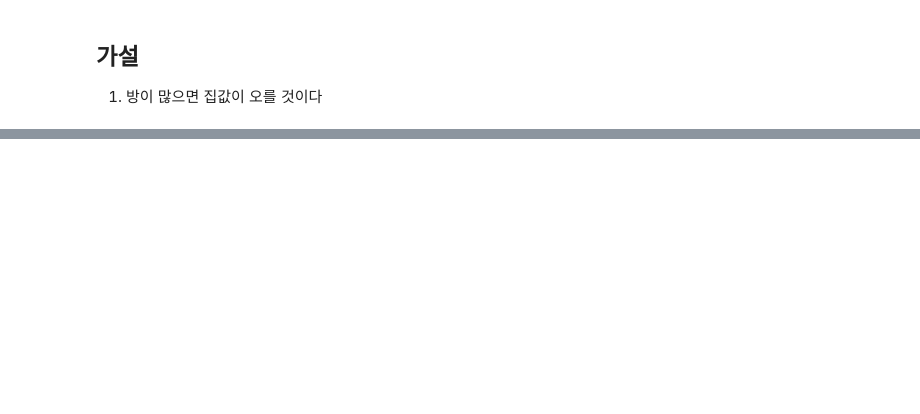
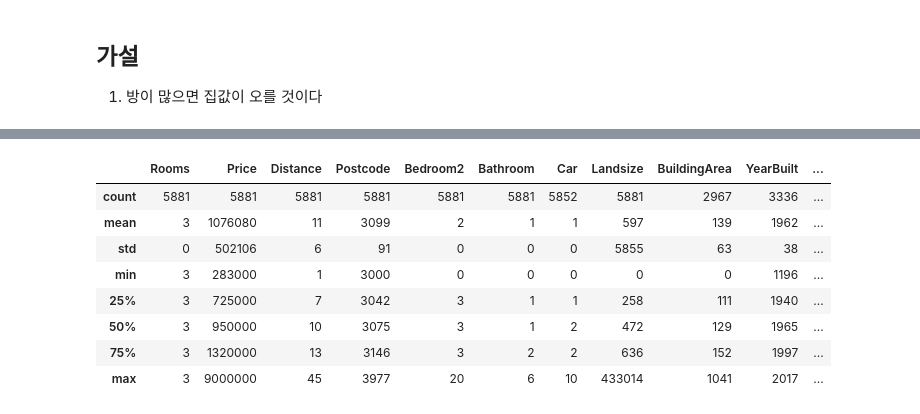
Before and after one commit to Git-Jeong/Machine_Learning, a Jupyter notebook: study/ex_05_선형회귀_활용한_주택_가격의_예측.ipynb, the cells around one changed output, grey strips where cells are left out. Drawn from its saved outputs; the diff is of its cells as text; code cells hidden in the pictures; blank space fills up the shorter version.

```diff
--- a/study/ex_05_선형회귀_활용한_주택_가격의_예측.ipynb
+++ b/study/ex_05_선형회귀_활용한_주택_가격의_예측.ipynb
@@ -121,0 +128,17 @@ sns.boxplot(x = 'Rooms', y = 'Price', data = data)
+# %%
+# 방의 갯수가 3개인 데이터의 이상치 갯수 확인
+# data에서 방이 3개인 데이터 추출
+
+three_rooms_data = data[data['Rooms'] == 3].describe().astype('int')
+three_rooms_data
+# 주택 가격의 75%(3사분위) 값을 확인했을 떄 최소값으로 쏠린 것을 확인 - 최솟값쫏의 데이터 분포가 많다
+# %% [output]
+|  | Rooms | Price | Distance | Postcode | Bedroom2 | Bathroom | Car | Landsize | BuildingArea | YearBuilt | ... |
+| count | 5881 | 5881 | 5881 | 5881 | 5881 | 5881 | 5852 | 5881 | 2967 | 3336 | ... |
+| mean | 3 | 1076080 | 11 | 3099 | 2 | 1 | 1 | 597 | 139 | 1962 | ... |
+| std | 0 | 502106 | 6 | 91 | 0 | 0 | 0 | 5855 | 63 | 38 | ... |
+| min | 3 | 283000 | 1 | 3000 | 0 | 0 | 0 | 0 | 0 | 1196 | ... |
+| 25% | 3 | 725000 | 7 | 3042 | 3 | 1 | 1 | 258 | 111 | 1940 | ... |
+| 50% | 3 | 950000 | 10 | 3075 | 3 | 1 | 2 | 472 | 129 | 1965 | ... |
+| 75% | 3 | 1320000 | 13 | 3146 | 3 | 2 | 2 | 636 | 152 | 1997 | ... |
+| max | 3 | 9000000 | 45 | 3977 | 20 | 6 | 10 | 433014 | 1041 | 2017 | ... |
```
Also changed, not shown: parts of 4 cells of this notebook.
